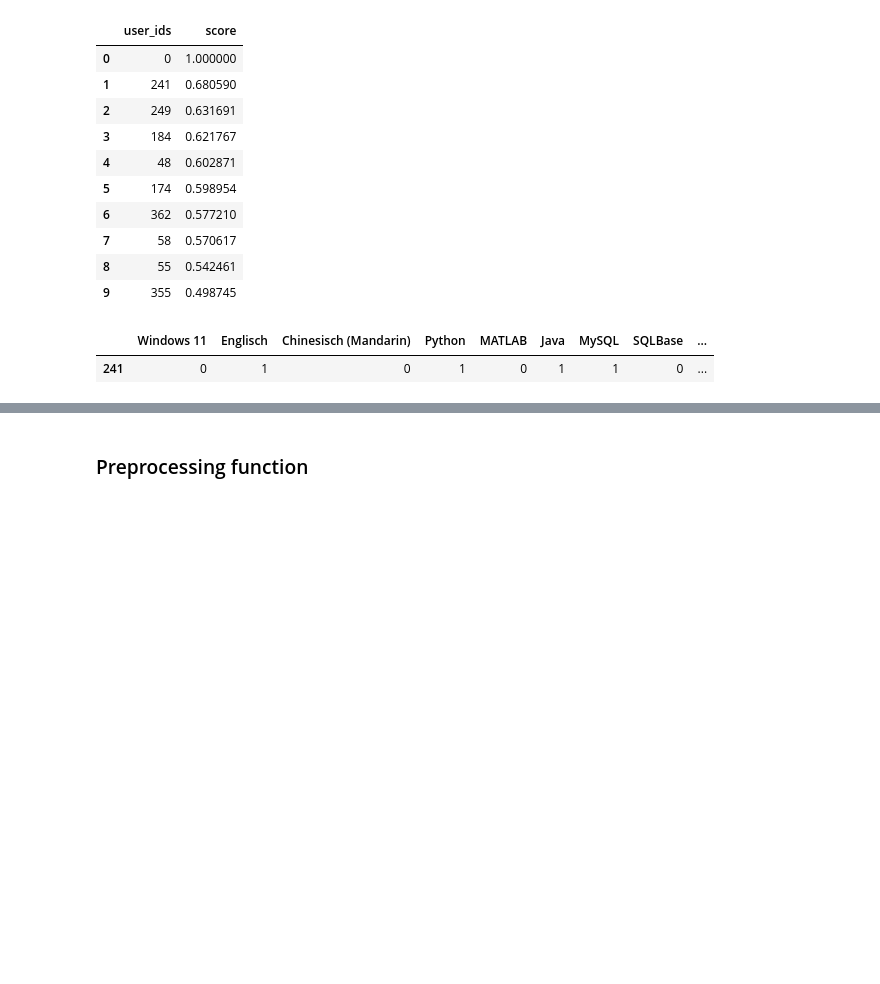
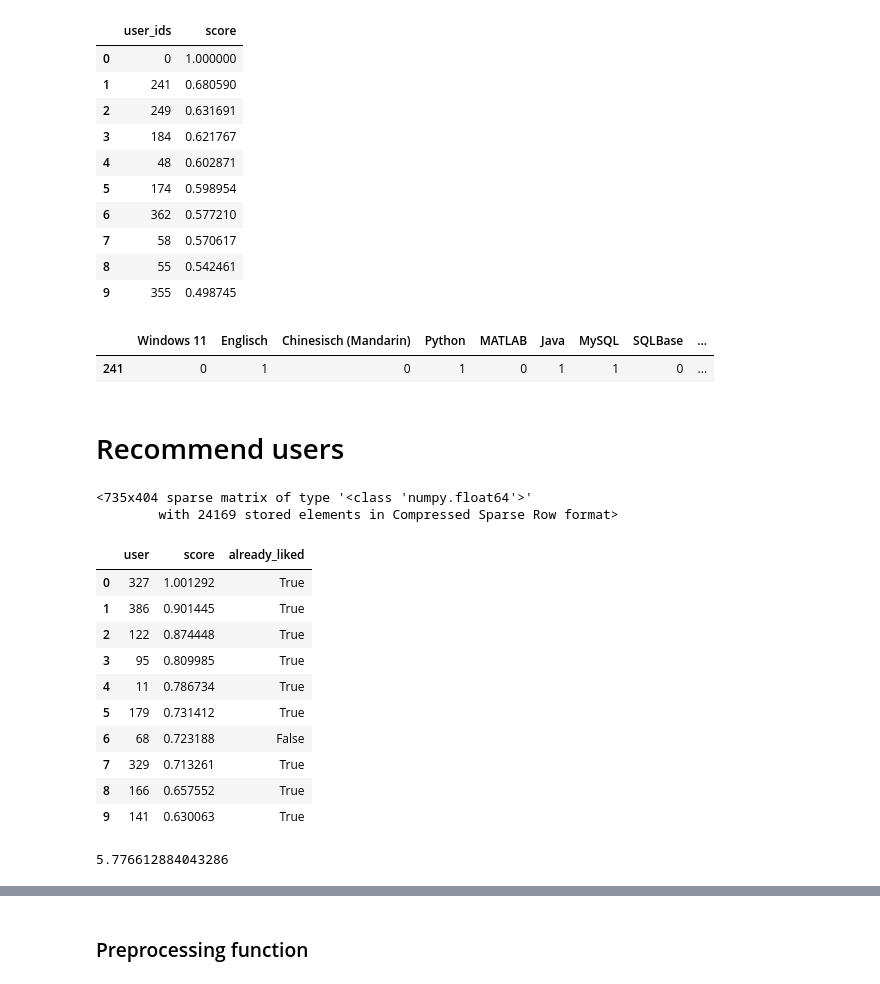
Before and after one commit to maximizer36/DS_AP, a Jupyter notebook: AP_binary_implicit_lib2.ipynb, the cells around one changed output, grey strips where cells are left out. Drawn from its saved outputs; the diff is of its cells as text; code cells hidden in the pictures; blank space fills up the shorter version.

```diff
--- a/AP_binary_implicit_lib2.ipynb
+++ b/AP_binary_implicit_lib2.ipynb
@@ -662,3 +676,39 @@ matrix[new_user_id_list].iloc[241].to_frame().T
 # %% [output]
 |  | Windows 11 | Englisch | Chinesisch (Mandarin) | Python | MATLAB | Java | MySQL | SQLBase | ... |
 | 241 | 0 | 1 | 0 | 1 | 0 | 1 | 1 | 0 | ... |
+# %% [markdown]
+# Recommend users
+# %%
+data_best_u = implicit.nearest_neighbours.bm25_weight(data_skills_csr.T, K1 = 100, B = 0.8)
+data_best_u = data_best_u.tocsr()
+data_best_u
+# %% [output]
+<735x404 sparse matrix of type '<class 'numpy.float64'>'
+        with 24169 stored elements in Compressed Sparse Row format>
+# %%
+train_mat_u, test_mat_u = implicit.evaluation.train_test_split(data_best_u, train_percentage =  0.8, random_state = 42)
+# %%
+model_best_u = implicit.als.AlternatingLeastSquares(factors = 30, regularization = 0.01, iterations = 15, alpha = 1, random_state = 42)
+model_best_u.fit(train_mat_u)
+# %%
+id = 0
+user_ids, scores  = model_best_u.recommend(id, user_items= train_mat_u[id], N = 10 , filter_already_liked_items=False)
+user_ids, scores
+recommendations_df_u = pd.DataFrame({ "user": user_ids, "score": scores, "already_liked": np.in1d(user_ids, train_mat_u.tocsr()[id].indices)})
+recommendations_df_u
+# %% [output]
+|  | user | score | already_liked |
+| 0 | 327 | 1.001292 | True |
+| 1 | 386 | 0.901445 | True |
+| 2 | 122 | 0.874448 | True |
+| 3 | 95 | 0.809985 | True |
+| 4 | 11 | 0.786734 | True |
+| 5 | 179 | 0.731412 | True |
+| 6 | 68 | 0.723188 | False |
+| 7 | 329 | 0.713261 | True |
+| 8 | 166 | 0.657552 | True |
+| 9 | 141 | 0.630063 | True |
+# %%
+train_mat_u.tocsr()[1,118]
+# %% [output]
+5.776612884043286
```
Also changed, not shown: parts of 12 cells of this notebook.
